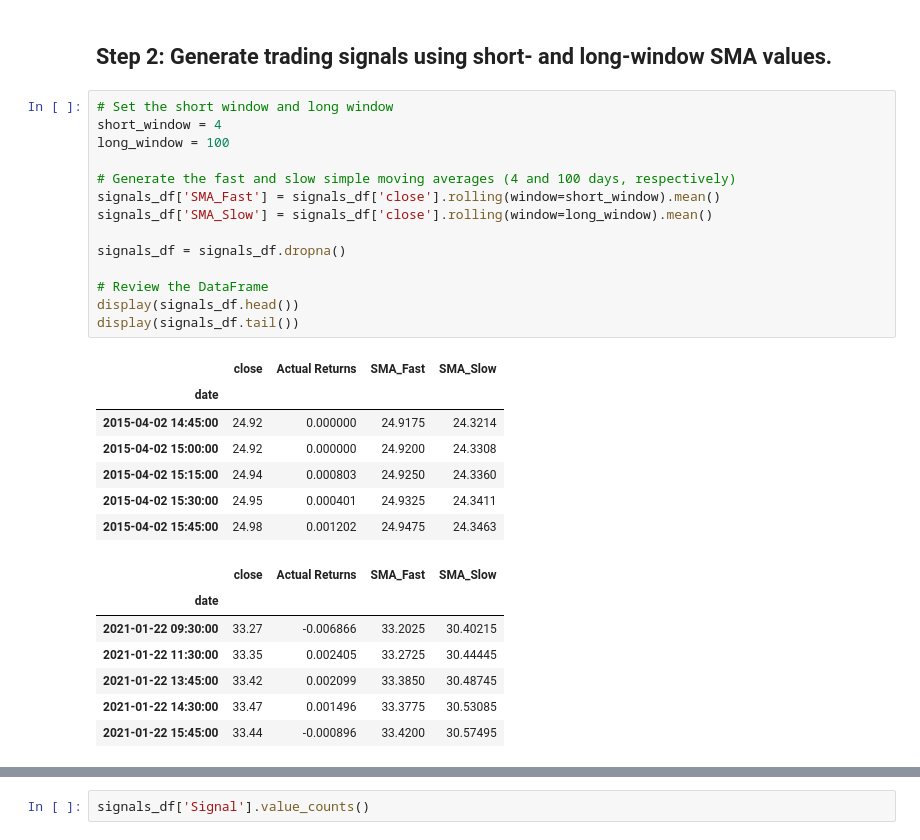
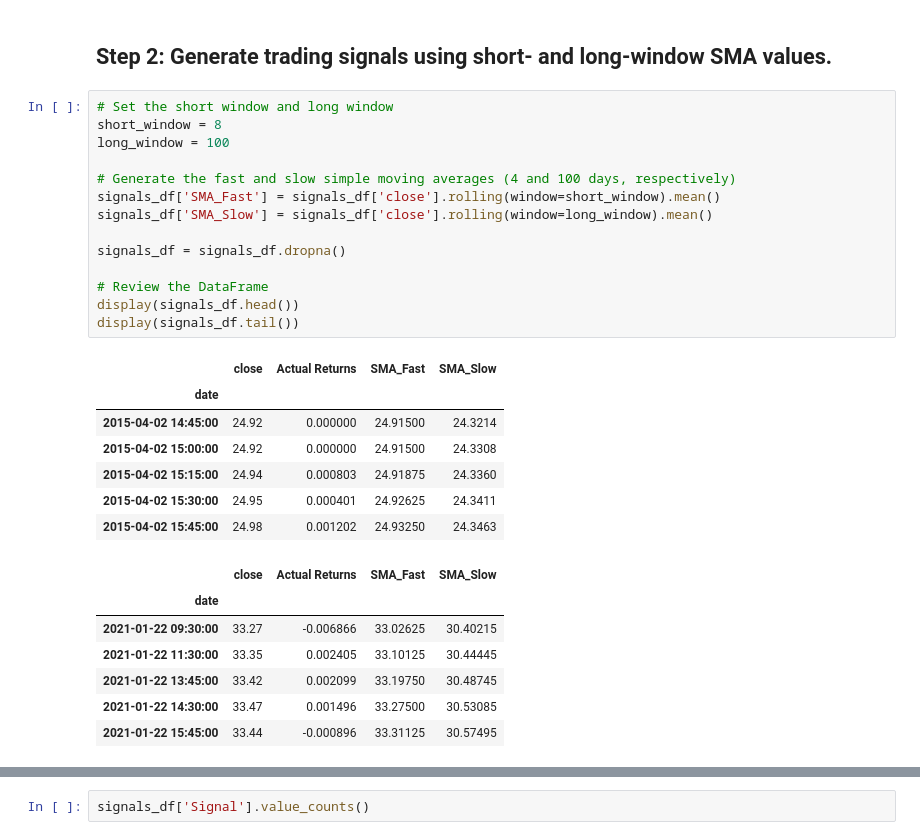
Before and after one commit to woodedlawn/module_14_challenge, a Jupyter notebook: machine_learning_trading_bot.ipynb, the cells around one changed output, grey strips where cells are left out. Saved outputs shown, nothing was run; the diff lists cells and outputs as text.

```diff
--- a/machine_learning_trading_bot.ipynb
+++ b/machine_learning_trading_bot.ipynb
@@ -139,33 +136,33 @@ display(signals_df.tail())
 ## Step 2: Generate trading signals using short- and long-window SMA values.
 # %%
 # Set the short window and long window
-short_window = 4
+short_window = 8
 long_window = 100
 
 # Generate the fast and slow simple moving averages (4 and 100 days, respectively)
 signals_df['SMA_Fast'] = signals_df['close'].rolling(window=short_window).mean()
 signals_df['SMA_Slow'] = signals_df['close'].rolling(window=long_window).mean()
 
 signals_df = signals_df.dropna()
 
 # Review the DataFrame
 display(signals_df.head())
 display(signals_df.tail())
 # %% [output]
 |  | close | Actual Returns | SMA_Fast | SMA_Slow |
 | date |  |  |  |  |
-| 2015-04-02 14:45:00 | 24.92 | 0.000000 | 24.9175 | 24.3214 |
-| 2015-04-02 15:00:00 | 24.92 | 0.000000 | 24.9200 | 24.3308 |
-| 2015-04-02 15:15:00 | 24.94 | 0.000803 | 24.9250 | 24.3360 |
-| 2015-04-02 15:30:00 | 24.95 | 0.000401 | 24.9325 | 24.3411 |
-| 2015-04-02 15:45:00 | 24.98 | 0.001202 | 24.9475 | 24.3463 |
+| 2015-04-02 14:45:00 | 24.92 | 0.000000 | 24.91500 | 24.3214 |
+| 2015-04-02 15:00:00 | 24.92 | 0.000000 | 24.91500 | 24.3308 |
+| 2015-04-02 15:15:00 | 24.94 | 0.000803 | 24.91875 | 24.3360 |
+| 2015-04-02 15:30:00 | 24.95 | 0.000401 | 24.92625 | 24.3411 |
+| 2015-04-02 15:45:00 | 24.98 | 0.001202 | 24.93250 | 24.3463 |
 |  | close | Actual Returns | SMA_Fast | SMA_Slow |
 | date |  |  |  |  |
-| 2021-01-22 09:30:00 | 33.27 | -0.006866 | 33.2025 | 30.40215 |
-| 2021-01-22 11:30:00 | 33.35 | 0.002405 | 33.2725 | 30.44445 |
-| 2021-01-22 13:45:00 | 33.42 | 0.002099 | 33.3850 | 30.48745 |
-| 2021-01-22 14:30:00 | 33.47 | 0.001496 | 33.3775 | 30.53085 |
-| 2021-01-22 15:45:00 | 33.44 | -0.000896 | 33.4200 | 30.57495 |
+| 2021-01-22 09:30:00 | 33.27 | -0.006866 | 33.02625 | 30.40215 |
+| 2021-01-22 11:30:00 | 33.35 | 0.002405 | 33.10125 | 30.44445 |
+| 2021-01-22 13:45:00 | 33.42 | 0.002099 | 33.19750 | 30.48745 |
+| 2021-01-22 14:30:00 | 33.47 | 0.001496 | 33.27500 | 30.53085 |
+| 2021-01-22 15:45:00 | 33.44 | -0.000896 | 33.31125 | 30.57495 |
 # %%
 # Initialize the new Signal column
 signals_df['Signal'] = 0.0
```
Also changed, not shown: parts of 12 cells of this notebook.
